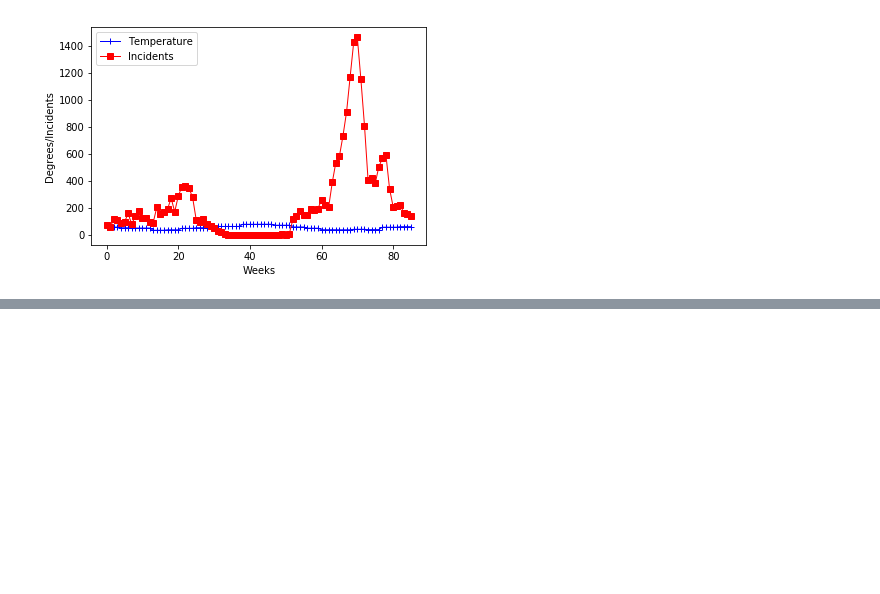
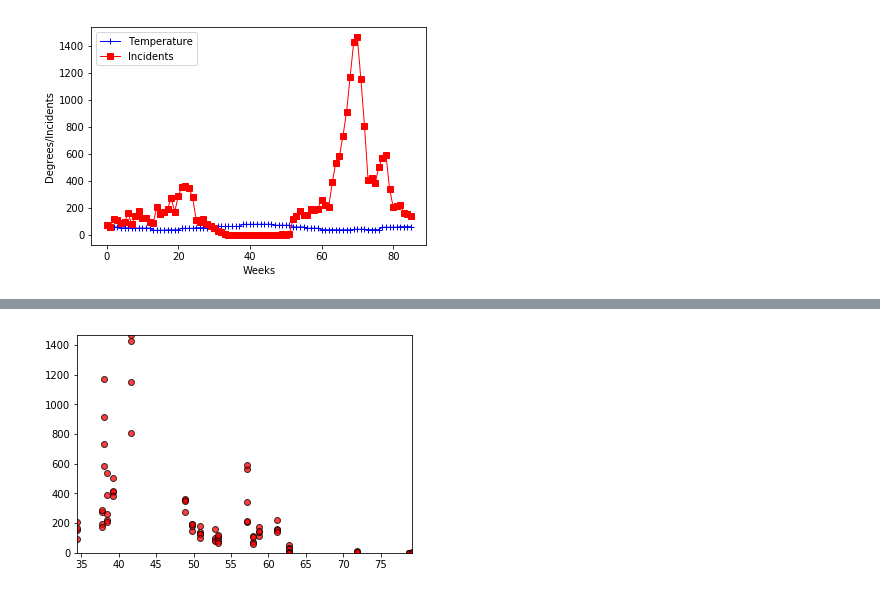
Before and after one commit to giolee88/FluTracker, a Jupyter notebook: Code/incident_vs_weather_2.ipynb, the cells around one changed output, grey strips where cells are left out. Drawn from its saved outputs; the diff is of its cells as text; code cells hidden in the pictures; blank space fills up the shorter version.

```diff
--- a/Code/incident_vs_weather.ipynb
+++ b/Code/incident_vs_weather_2.ipynb
@@ -153,0 +155,29 @@ plt.show()
+# %%
+# The maximum x value for our chart will be 100
+x_limit =  inc_weath_df["TAVG"].max()
+y_limit =  inc_weath_df["ILITOTAL"].max()
+xlo_limit = inc_weath_df["TAVG"].min()
+ylo_limit =  inc_weath_df["ILITOTAL"].min()
+
+# List of values from 0 to 100 each value being 1 greater than the last
+x_axis = inc_weath_df["TAVG"]
+
+# Create a random array of data that we will use for our y values
+data = inc_weath_df["ILITOTAL"]
+
+# Tells matplotlib that we want to make a scatter plot
+# The size of each point on our plot is determined by their x value
+plt.scatter(x_axis, data, marker="o", facecolors="red", edgecolors="black", alpha=0.75)
+
+# The y limits of our scatter plot is 0 to 1
+plt.ylim(ylo_limit,y_limit)
+
+
+# The x limits of our scatter plot is 0 to 100
+plt.xlim(xlo_limit, x_limit)
+
+# Prints the scatter plot to the screen
+plt.savefig("temp_vs_incidents_scatter.png")
+plt.show()
+# %% [output]
+[figure, added]
```
Also changed, not shown: parts of 7 cells of this notebook, 10 other files.
